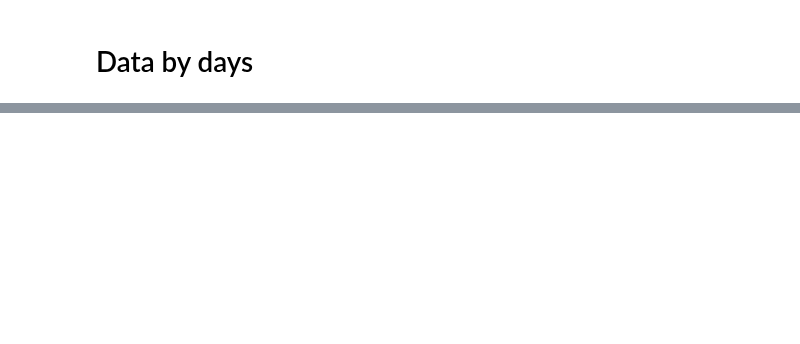
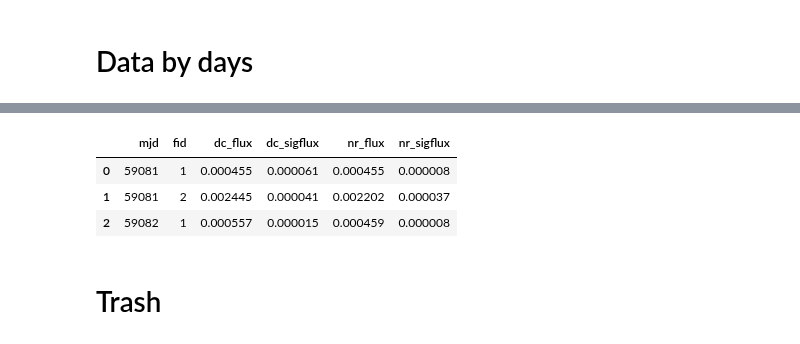
Before and after one commit to ManuGangler/FAnomAlly, a Jupyter notebook: notebook/data-transfer.ipynb, the cells around one changed output, grey strips where cells are left out. Saved outputs shown, nothing was run; the diff lists cells and outputs as text; code cells hidden in the pictures; blank space fills up the shorter version.

```diff
--- a/notebook/data-transfer.ipynb
+++ b/notebook/data-transfer.ipynb
@@ -523,2 +601,7 @@ df = pd.DataFrame.from_dict(df_anomaly['df'].iloc[0])
 # %%
-df
+df.head(3)
+# %% [output]
+|  | mjd | fid | dc_flux | dc_sigflux | nr_flux | nr_sigflux |
+| 0 | 59081 | 1 | 0.000455 | 0.000061 | 0.000455 | 0.000008 |
+| 1 | 59081 | 2 | 0.002445 | 0.000041 | 0.002202 | 0.000037 |
+| 2 | 59082 | 1 | 0.000557 | 0.000015 | 0.000459 | 0.000008 |
@@ -527,3 +608,5 @@ df_Upper['mjd']
+# %% [markdown]
+# Trash
 # %%
 df_valid[(df_valid['mjd']).astype(int) == 59089 ][['fid', 'dc_flux','dc_sigflux']]
 # %%
```
Also changed, not shown: parts of 41 cells of this notebook.
